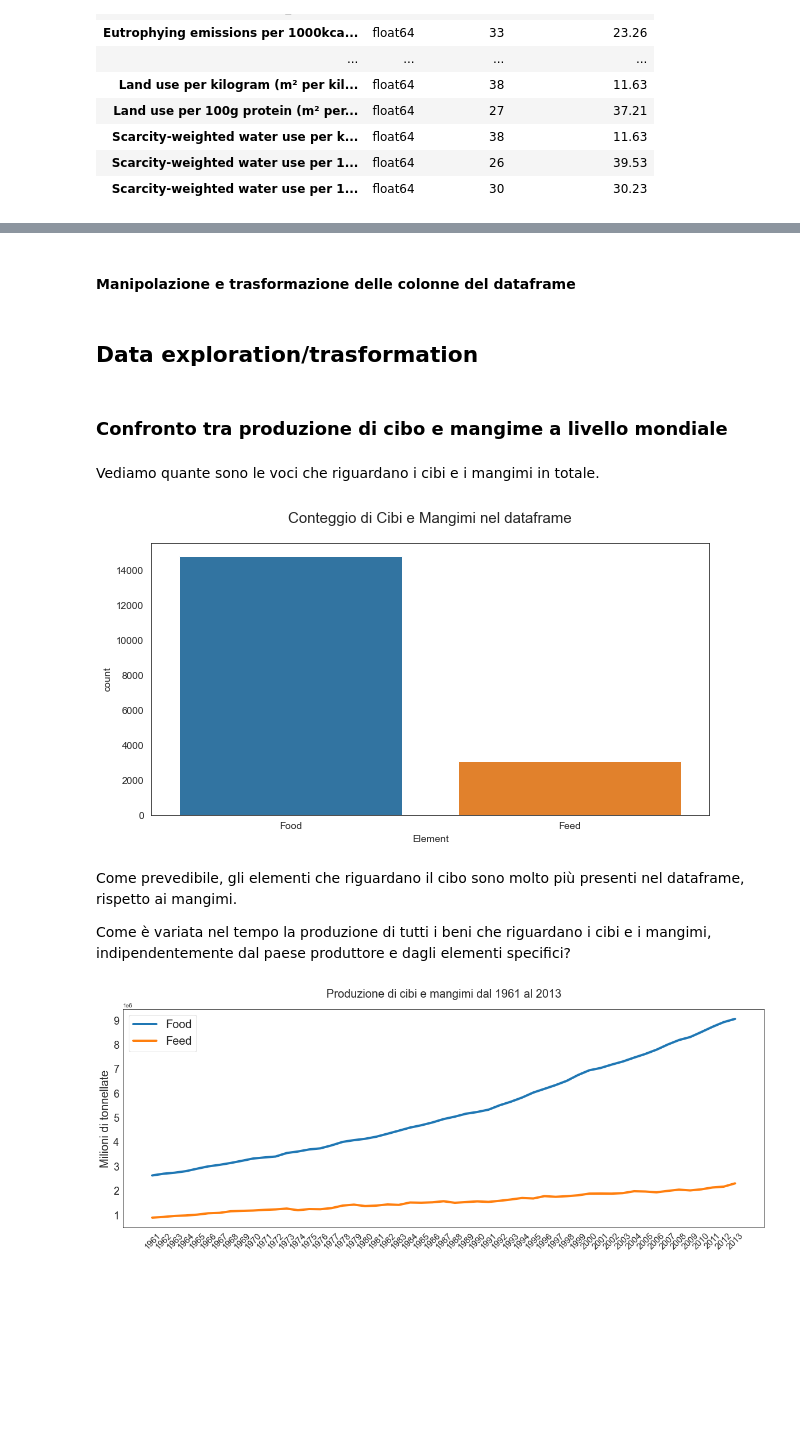
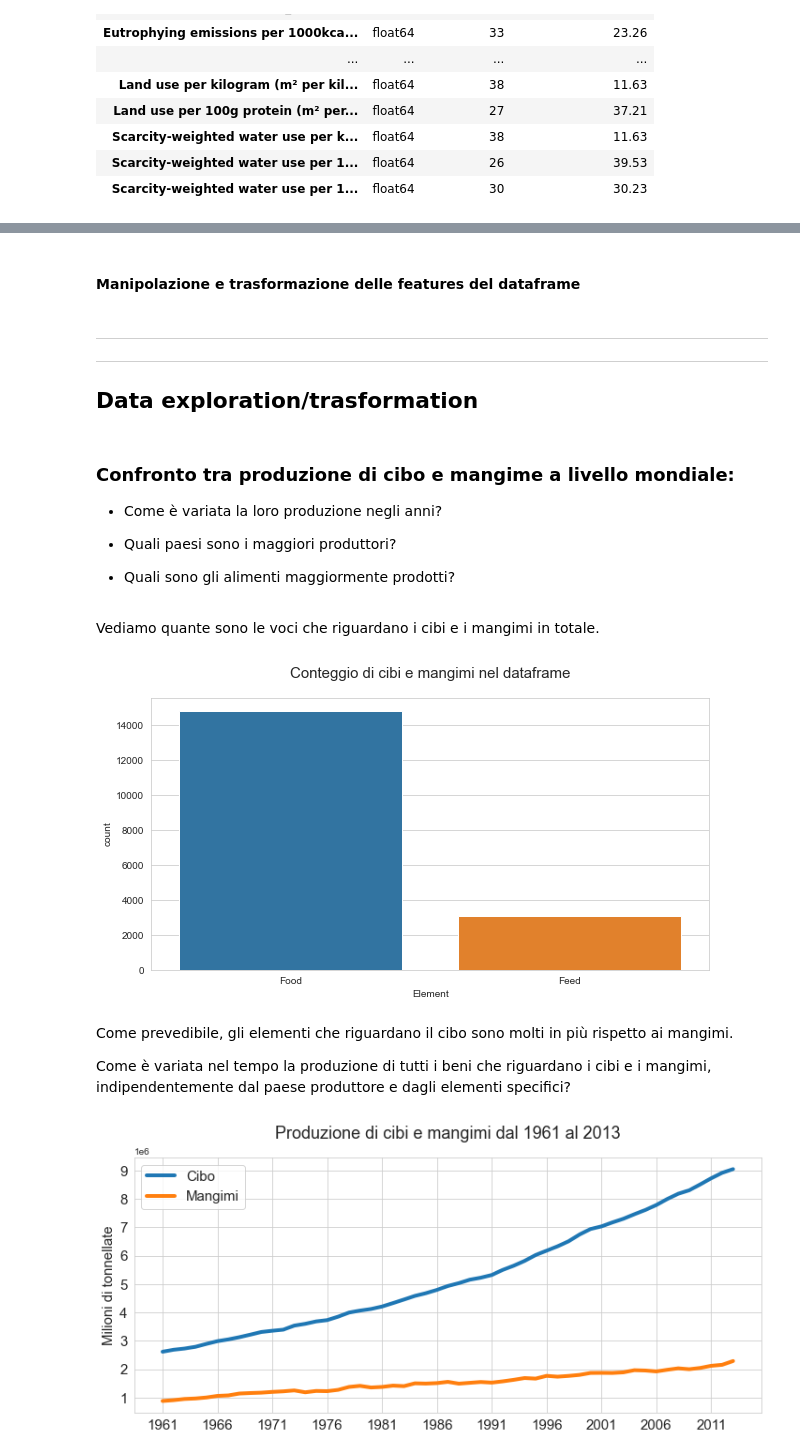
Before and after one commit to TheHextech/start2impact, a Jupyter notebook: Data_Science/Food_Project_DataVisualization_DataManipulation/EmanueleImmesiDataVis.ipynb, the cells around one changed output, grey strips where cells are left out. Cells and saved outputs as stored; diff of their text form; code cells hidden in the pictures; blank space fills up the shorter version.

Commit message:
Notebook outputs cleared up, adjusted md cells and data storytelling_v2

```diff
--- a/Data_Science/Food_Project_DataVisualization_DataManipulation/EmanueleImmesiDataVis.ipynb
+++ b/Data_Science/Food_Project_DataVisualization_DataManipulation/EmanueleImmesiDataVis.ipynb
@@ -728,5 +740,5 @@ Anche le variabili quantitative sono in ordine, presentando tutte il dtype *floa
 # %% [markdown]
-#### Manipolazione e trasformazione delle colonne del dataframe
+#### Manipolazione e trasformazione delle features del dataframe
 # %%
 # Rimuovo gli spazi nei titoli delle colonne che non contengono parentesi
 df.rename(columns={cols: cols.replace(' ', '_') for cols in df.columns if not '(' in cols}, inplace=True)
@@ -743,9 +755,17 @@ df.rename(columns={key:value.replace(' ', '_') for (key, value) in replace_dict.
 # Riporto il nome del dataframe da df a df_emiss
 df_emiss = df.copy()
 # %% [markdown]
+---
+---
 ## Data exploration/trasformation
 # %% [markdown]
-### Confronto tra produzione di cibo e mangime a livello mondiale
+### Confronto tra produzione di cibo e mangime a livello mondiale:
+
+- Come è variata la loro produzione negli anni?
+
+- Quali paesi sono i maggiori produttori?
+
+- Quali sono gli alimenti maggiormente prodotti?
 # %% [markdown]
 Vediamo quante sono le voci che riguardano i cibi e i mangimi in totale.
 # %%
@@ -753,11 +773,11 @@ plt.figure(figsize=(10,5))
 
 sns.countplot(x='Element', data=df_prod)
 
-plt.title('Conteggio di Cibi e Mangimi nel dataframe',size=15, pad=20)
+plt.title('Conteggio di cibi e mangimi nel dataframe',size=15, pad=20)
 plt.show()
 # %% [output]
-[figure, old version]
+[figure, new version]
 # %% [markdown]
-Come prevedibile, gli elementi che riguardano il cibo sono molto più presenti nel dataframe, rispetto ai mangimi.
+Come prevedibile, gli elementi che riguardano il cibo sono molti in più rispetto ai mangimi.
 
 Come è variata nel tempo la produzione di tutti i beni che riguardano i cibi e i mangimi, indipendentemente dal paese produttore e dagli elementi specifici?
@@ -770,20 +784,25 @@ total_production = df_prod.groupby('Element')[years_of_production].sum()
 # %%
-sns.set_style('white')
+years_of_production = [str(n) for n in range(1961, 2013+1)]
 
-plt.figure(figsize=(20,7))
+# Raggruppo tutti gli elementi di cibi e mangimi e sommo i quantitativi prodotti ogni anno
+total_production = df_prod.groupby('Element')[years_of_production].sum()
 
-sns.lineplot(data=total_production.loc['Food'], label='Food', linewidth=4)
-sns.lineplot(data=total_production.loc['Feed'], label='Feed', linewidth=4)
+sns.set_style('whitegrid')
 
-plt.title('Produzione di cibi e mangimi dal 1961 al 2013', size=20, pad=20)
+plt.figure(figsize=(12,5))
 
-plt.ylabel('Milioni di tonnellate', size=20)
-plt.yticks(size=18)
+sns.lineplot(data=total_production.loc['Food'], label='Cibo', linewidth=4)
+sns.lineplot(data=total_production.loc['Feed'], label='Mangimi', linewidth=4)
 
-plt.xticks(rotation=45, size=15)
+plt.title('Produzione di cibi e mangimi dal 1961 al 2013', size=18, pad=20)
 
-plt.legend(loc=2, prop={'size': 20})
+plt.ylabel('Milioni di tonnellate', size=15)
+plt.yticks(size=15)
+
+plt.xticks(np.arange(0, len(years_of_production), 5), size=15)
+
+plt.legend(prop={'size': 15})
 plt.show()
 # %% [output]
-[figure, old version]
+[figure, new version]
 # %% [markdown]
```
Also changed, not shown: parts of 19 cells of this notebook.
